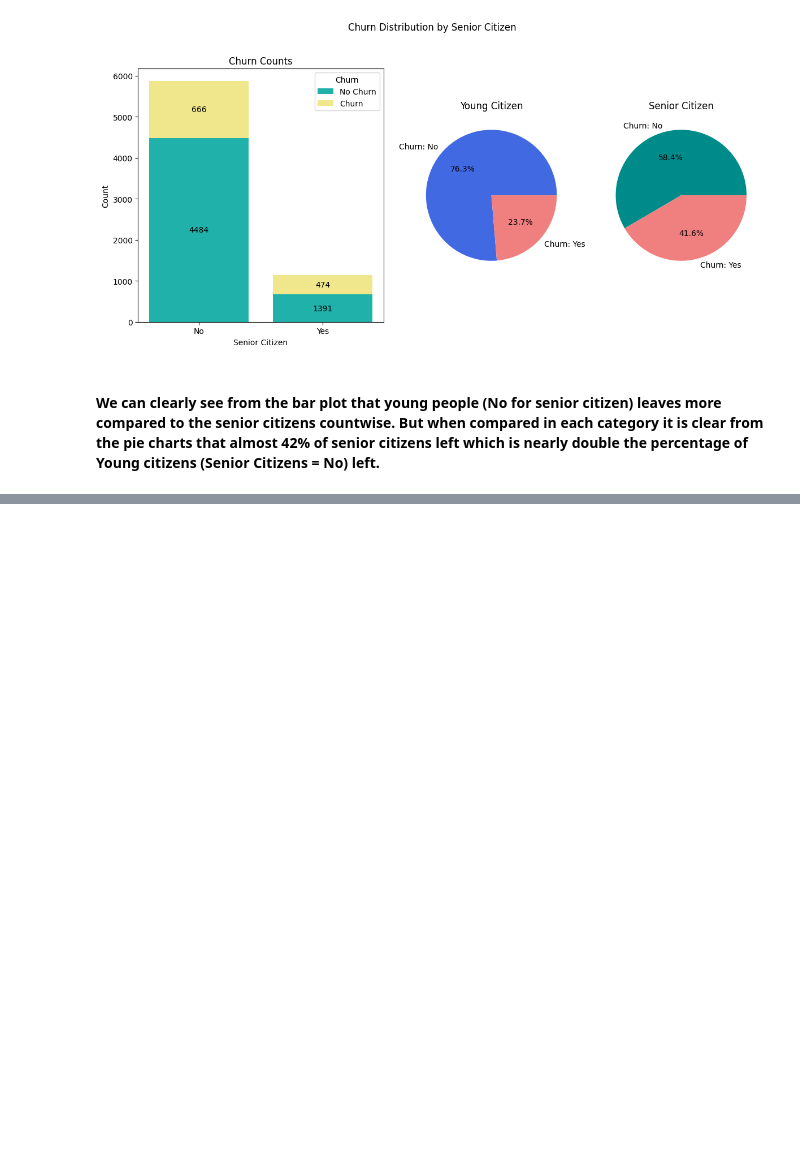
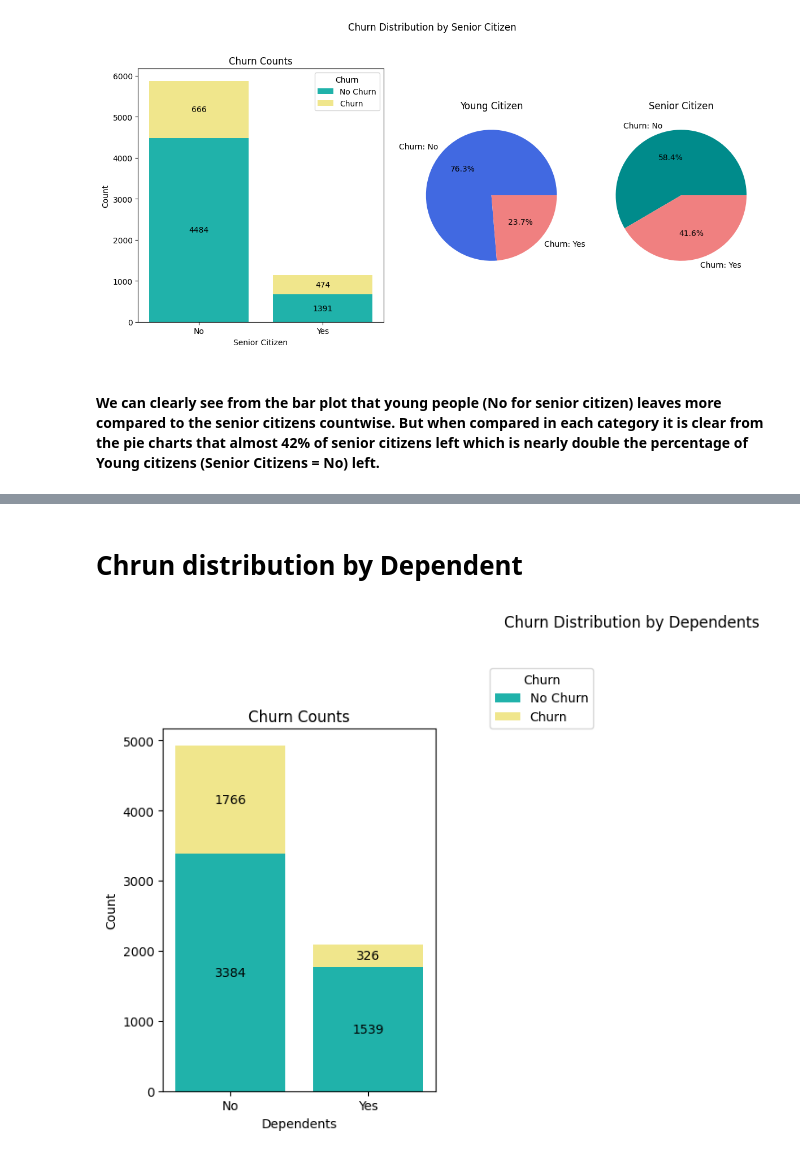
Before and after one commit to ThankiJay/Customer-Churn-Prediction, a Jupyter notebook: notebook/EDA.ipynb, the cells around one changed output, grey strips where cells are left out. Drawn from its saved outputs; the diff is of its cells as text; code cells hidden in the pictures; blank space fills up the shorter version.

```diff
--- a/notebook/EDA.ipynb
+++ b/notebook/EDA.ipynb
@@ -176,0 +177,6 @@ plt.show()
+# %% [markdown]
+# Chrun distribution by Dependent
+# %%
+plot_dist('Dependents',data)
+# %% [output]
+[figure, added]
```
Also changed, not shown: parts of 34 cells of this notebook, 1 other file.
